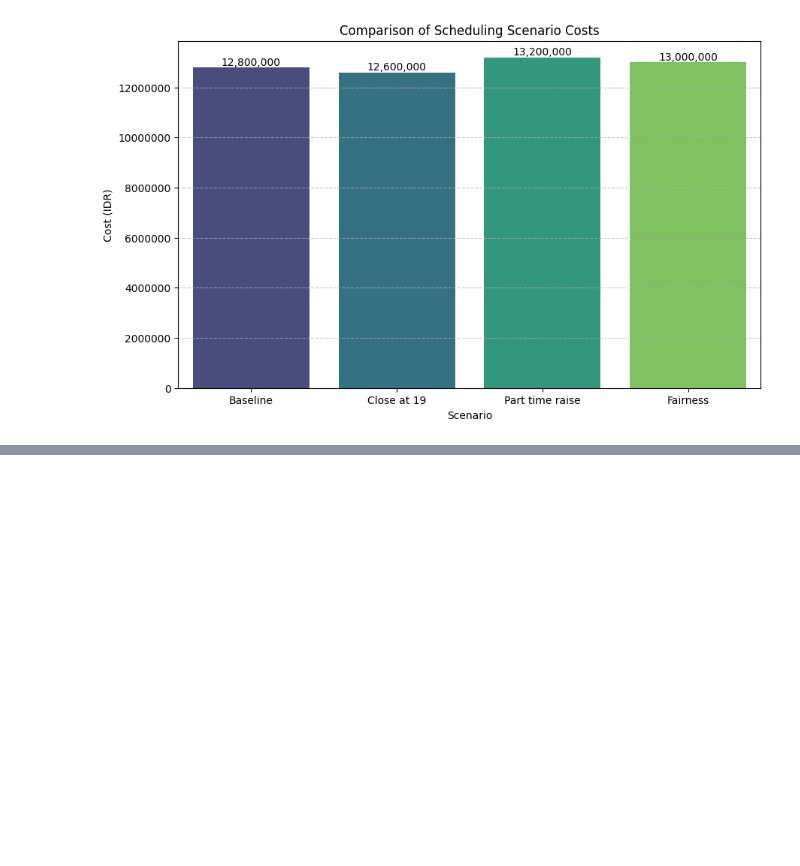
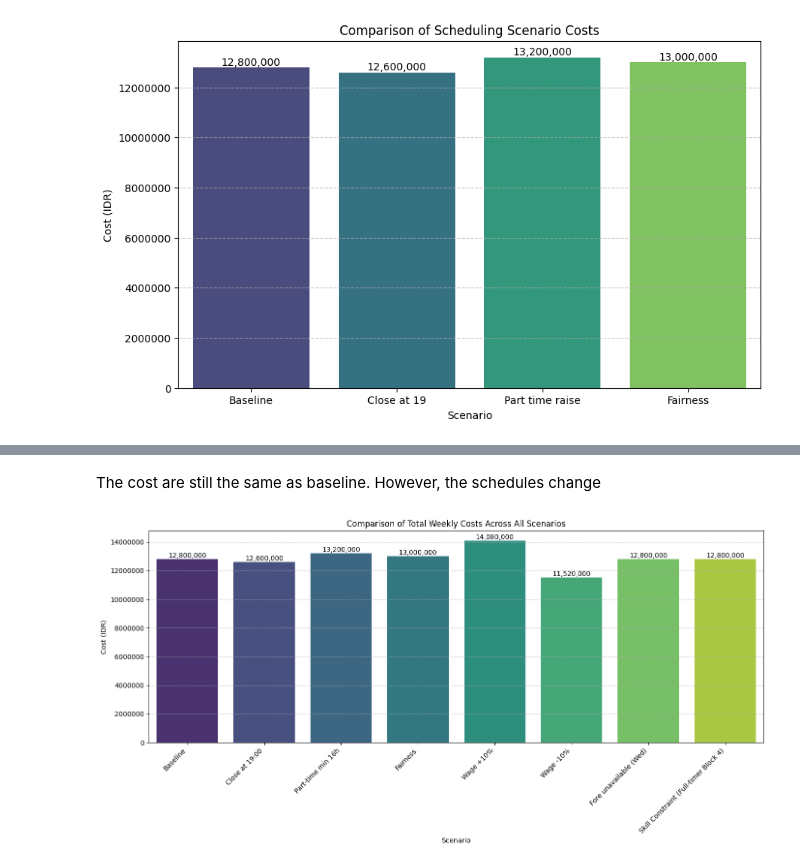
Before and after one commit to keisyashakila/CW5-MSCI151-KEISYA-IRWANSYAH, a Jupyter notebook: KEISYA_FINAL_MILP_CW5.ipynb, the cells around one changed output, grey strips where cells are left out. Saved outputs shown, nothing was run; the diff lists cells and outputs as text; code cells hidden in the pictures; blank space fills up the shorter version.

```diff
--- a/KEISYA_FINAL_MILP_CW5.ipynb
+++ b/KEISYA_FINAL_MILP_CW5.ipynb
@@ -1077,0 +1637,50 @@ The calculated Fairness Gap (Hmax - Hmin) is 22.88, and the total weekly cost is
+# %% [markdown]
+The cost are still the same as baseline. However, the schedules change
+# %%
+import matplotlib.pyplot as plt
+import seaborn as sns
+import pandas as pd
+
+# Consolidate all cost data
+all_cost_data = {
+    "Scenario": [
+        "Baseline",
+        "Close at 19:00",
+        "Part-time min 16h",
+        "Fairness",
+        "Wage +10%",
+        "Wage -10%",
+        "Fore unavailable (Wed)",
+        "Skill Constraint (Full-timer Block 4)"
+    ],
+    "Cost (IDR)": [
+        base_cost,
+        sA_cost,
+        sB_cost,
+        fair_cost,
+        increase_10_percent_cost,
+        decrease_10_percent_cost,
+        total_cost_fore_unavailable,
+        total_cost_skills
+    ]
+}
+
+df_all_costs = pd.DataFrame(all_cost_data)
+
+plt.figure(figsize=(14, 7))
+sns.barplot(x="Scenario", y="Cost (IDR)", data=df_all_costs, palette="viridis", hue="Scenario", legend=False)
+plt.title("Comparison of Total Weekly Costs Across All Scenarios")
+plt.ylabel("Cost (IDR)")
+plt.xlabel("Scenario")
+plt.ticklabel_format(style='plain', axis='y') # Prevent scientific notation for y-axis
+plt.grid(axis='y', linestyle='--', alpha=0.7)
+plt.xticks(rotation=45, ha='right') # Rotate labels for better readability
+
+# Add cost values on top of the bars
+for index, row in df_all_costs.iterrows():
+    plt.text(index, row['Cost (IDR)'], f"{int(row['Cost (IDR)']):,}", color='black', ha="center", va='bottom')
+
+plt.tight_layout()
+plt.show()
+# %% [output]
+[figure, added]
```
Also changed, not shown: parts of 23 cells of this notebook.
